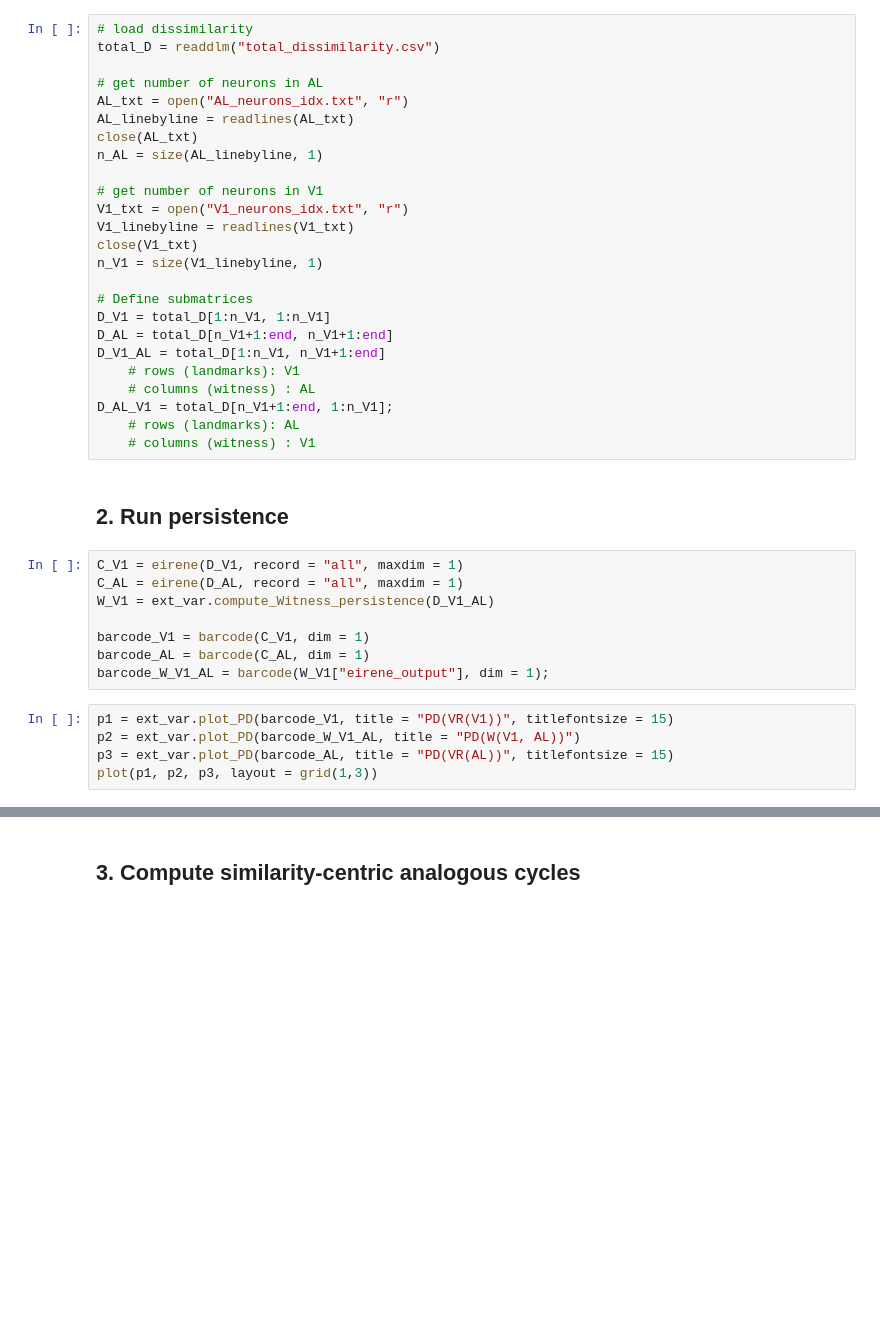
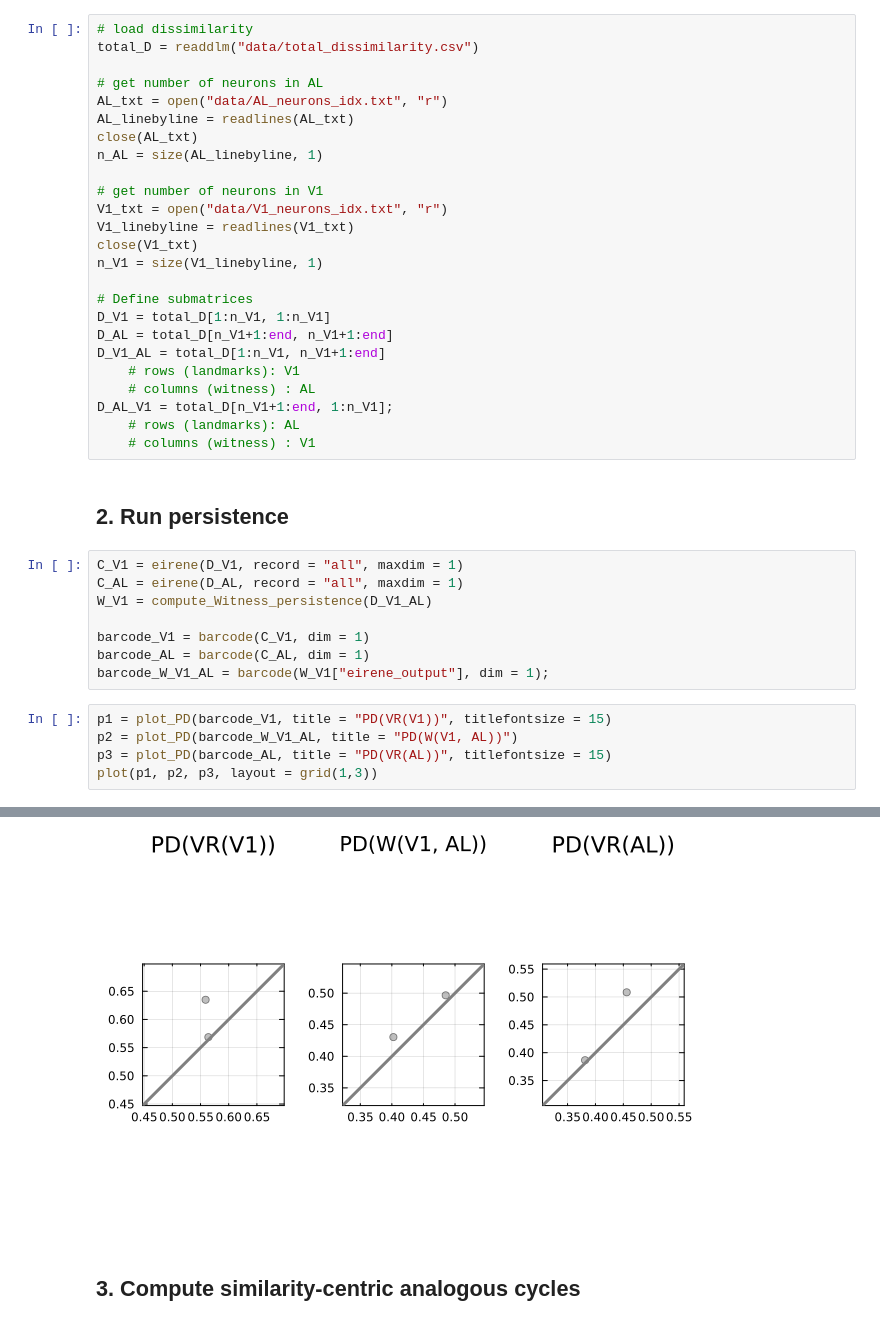
Before and after one commit to Soheilp86/analogous_neural, a Jupyter notebook: analysis/experimental_visual/2_analogous_cycles.ipynb, the cells around one changed output, grey strips where cells are left out. Drawn from its saved outputs; the diff is of its cells as text; blank space fills up the shorter version.

```diff
--- a/analysis/experimental_visual/2_analogous_cycles.ipynb
+++ b/analysis/experimental_visual/2_analogous_cycles.ipynb
@@ -29,16 +26,16 @@ using MultivariateStats
 ## 1. Load dissimialrity
 # %%
 # load dissimilarity
-total_D = readdlm("total_dissimilarity.csv")
+total_D = readdlm("data/total_dissimilarity.csv")
 
 # get number of neurons in AL
-AL_txt = open("AL_neurons_idx.txt", "r")
+AL_txt = open("data/AL_neurons_idx.txt", "r")
 AL_linebyline = readlines(AL_txt)
 close(AL_txt)
 n_AL = size(AL_linebyline, 1)
 
 # get number of neurons in V1
-V1_txt = open("V1_neurons_idx.txt", "r")
+V1_txt = open("data/V1_neurons_idx.txt", "r")
 V1_linebyline = readlines(V1_txt)
 close(V1_txt)
 n_V1 = size(V1_linebyline, 1)
@@ -57,14 +54,14 @@ D_AL_V1 = total_D[n_V1+1:end, 1:n_V1];
 # %%
 C_V1 = eirene(D_V1, record = "all", maxdim = 1)
 C_AL = eirene(D_AL, record = "all", maxdim = 1)
-W_V1 = ext_var.compute_Witness_persistence(D_V1_AL)
+W_V1 = compute_Witness_persistence(D_V1_AL)
 
 barcode_V1 = barcode(C_V1, dim = 1)
 barcode_AL = barcode(C_AL, dim = 1)
 barcode_W_V1_AL = barcode(W_V1["eirene_output"], dim = 1);
 # %%
-p1 = ext_var.plot_PD(barcode_V1, title = "PD(VR(V1))", titlefontsize = 15)
-p2 = ext_var.plot_PD(barcode_W_V1_AL, title = "PD(W(V1, AL))")
-p3 = ext_var.plot_PD(barcode_AL, title = "PD(VR(AL))", titlefontsize = 15)
+p1 = plot_PD(barcode_V1, title = "PD(VR(V1))", titlefontsize = 15)
+p2 = plot_PD(barcode_W_V1_AL, title = "PD(W(V1, AL))")
+p3 = plot_PD(barcode_AL, title = "PD(VR(AL))", titlefontsize = 15)
 plot(p1, p2, p3, layout = grid(1,3))
 # %% [output]
@@ -72,2 +68,3 @@ plot(p1, p2, p3, layout = grid(1,3))
+[figure, added]
 # %% [markdown]
 ## 3. Compute similarity-centric analogous cycles
```
Also changed, not shown: parts of 32 cells of this notebook.
